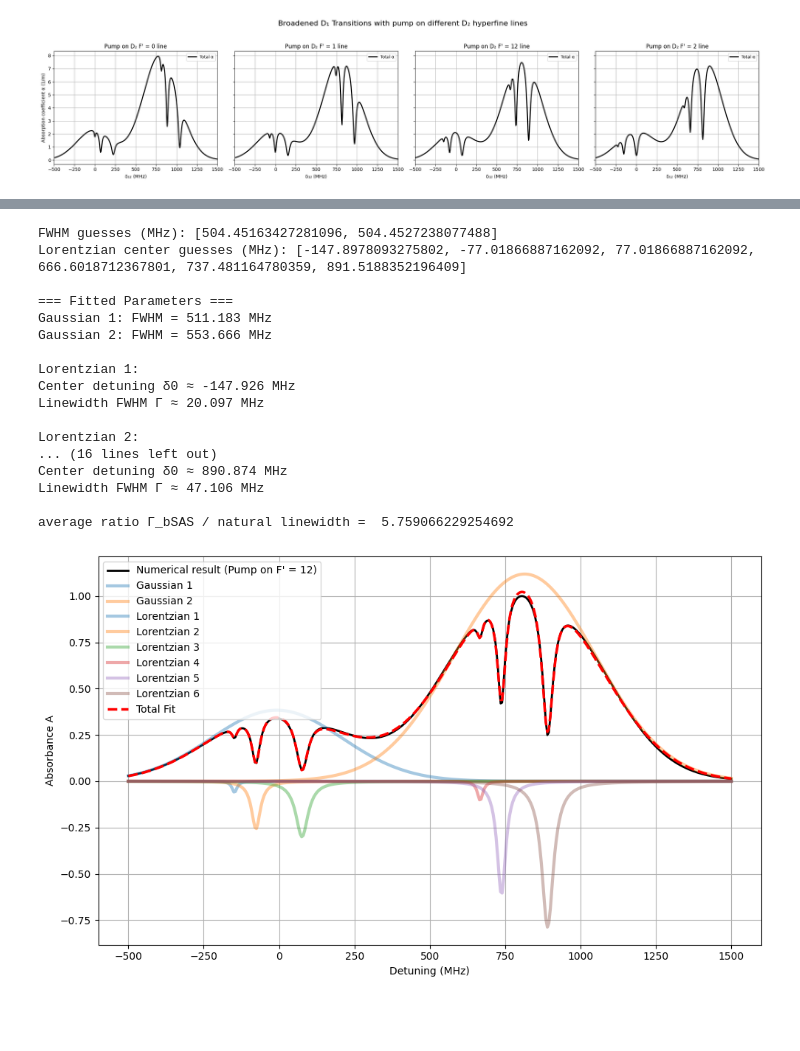
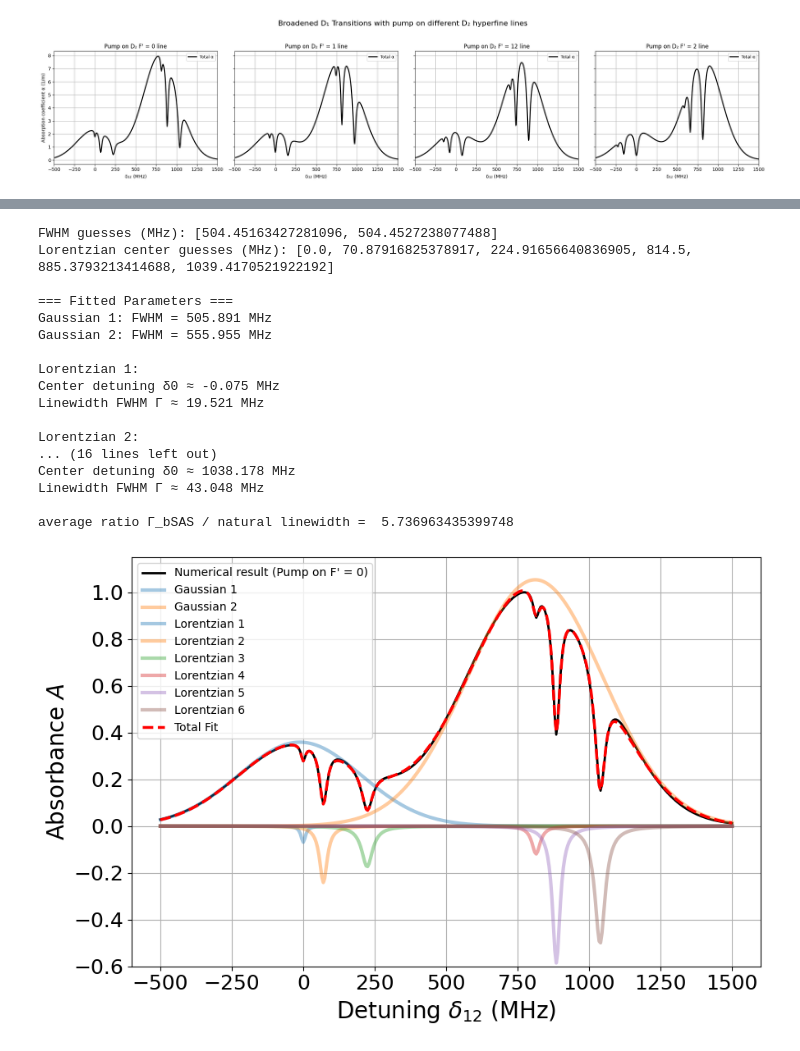
Before and after one commit to JonathanSugijanto/Bi-SAS-for-Optical-Clock, a Jupyter notebook: numeric.ipynb, the cells around one changed output, grey strips where cells are left out. Cells and saved outputs as stored; diff of their text form; code cells hidden in the pictures; blank space fills up the shorter version.

```diff
--- a/numeric.ipynb
+++ b/numeric.ipynb
@@ -1070,15 +1070,15 @@ def compute_bSAS_alpha(delta_array_Hz, pump_freqs, N_total, I_pr_Wm2, I_pu_Wm2,
     k13 = k_freq_from_lambda(lambda_D11)
     k14 = k_freq_from_lambda(lambda_D12)
 
+    # arrays to collect N1, N3, N4 as functions of v
+    N1_v = np.zeros((len(delta_array_Hz), len(v_grid)))  # shape (n_detunings, n_velocities)
+    N3_v = np.zeros_like(N1_v)
+    N4_v = np.zeros_like(N1_v)
+
     # loop over detunings
     for di, delta_hz in enumerate(delta_array_Hz):
         # For monochromatic SAS: pump detuning = probe detuning (scanning same source)
         probe_detuning_Hz = delta_hz
-
-        # arrays to collect N1, N3, N4 as functions of v
-        N1_v = np.zeros_like(v_grid)
-        N3_v = np.zeros_like(v_grid)
-        N4_v = np.zeros_like(v_grid)
 
         for idx, v_i in enumerate(v_grid):
             # create rhs for this velocity and detuning
@@ -1098,9 +1098,9 @@ def compute_bSAS_alpha(delta_array_Hz, pump_freqs, N_total, I_pr_Wm2, I_pu_Wm2,
             # integrate to steady state
             N_ss = steady_state_solver(rhs_fun, N0_vec, t_end)
 
-            N1_v[idx] = N_ss[0]
-            N3_v[idx] = N_ss[2]
-            N4_v[idx] = N_ss[3]
+            N1_v[di, idx] = N_ss[0]
+            N3_v[di, idx] = N_ss[2]
+            N4_v[di, idx] = N_ss[3]
 
         # Now compute alpha for probe transitions j=3 and j=4 and sum (Eq. C12 summation over j=3,4)
         # prefactor uses ℏ ω1j / c. We'll compute separately and sum.
@@ -1109,11 +1109,11 @@ def compute_bSAS_alpha(delta_array_Hz, pump_freqs, N_total, I_pr_Wm2, I_pu_Wm2,
 
         # alpha for j=3
         alpha_13 = absorption_alpha_from_populations_v2(hbar, omega_13_rad, probe_detuning_Hz  - (f_D11 - f_D11),
-                                                       k13, v_grid, fD_v, N3_v, N1_v,
+                                                       k13, v_grid, fD_v, N3_v[di], N1_v[di],
                                                        g_j=2*1+1, g1=g1, GammaD1_Hz=GammaD1_Hz, B_1j=B_map_D1['1-3'])
         # alpha for j=4
         alpha_14 = absorption_alpha_from_populations_v2(hbar, omega_14_rad, probe_detuning_Hz - (f_D12 - f_D11),
-                                                       k14, v_grid, fD_v, N4_v, N1_v,
+                                                       k14, v_grid, fD_v, N4_v[di], N1_v[di],
                                                        g_j=2*2+1, g1=g1, GammaD1_Hz=GammaD1_Hz, B_1j=B_map_D1['1-4'])
         alpha_array[di] = alpha_13 + alpha_14
 
@@ -1121,7 +1121,7 @@ def compute_bSAS_alpha(delta_array_Hz, pump_freqs, N_total, I_pr_Wm2, I_pu_Wm2,
         if di % max(1, len(delta_array_Hz)//10) == 0:
             print(f"bSAS: computed {di+1}/{len(delta_array_Hz)} detunings")
 
-    return alpha_array
+    return alpha_array, N1_v, N3_v, N4_v, N1_0_array, N2_0_array  # also return populations for visualization if desired
 # %% [markdown]
 ## Visualization
 # %%
@@ -1695,8 +1827,8 @@ n_v = 2001    # use 2001 for testing; 20001 for full accuracy is slow
 L_cell = 0.075   # meters (75 mm)
 
 # Use intensities (converted from mW/cm^2 as in your inputs)
-I_pr_Wm2 = 0.03e-3 / 1e-4   # 0.03 mW/cm^2 -> W/m^2
-I_pu_Wm2 = 1.3e-3  / 1e-4   # 1.3 mW/cm^2 -> W/m^2
+I_pr_Wm2 = 0.04 * 6.2e-3 / 1e-4   # 0.03 mW/cm^2 -> W/m^2
+I_pu_Wm2 = 6.2e-3  / 1e-4   # 1.3 mW/cm^2 -> W/m^2
 
 # Which pump wavelengths to use (D2 F'=0..3)
 pump_labels = [r"F' = 0", r"F' = 1", r"F' = 12", r"F' = 2"]
@@ -1882,6 +2014,7 @@ plt.show()
 # %%
 # # Now fitting multiple peaks (Gaussians) and dips (Lorentzians) to the total absorption profile
-CHOSEN_PUMP_INDEX = 2  # index of pump to analyze (0 to 3)
+CHOSEN_PUMP_INDEX = 0  # index of pump to analyze (0 to 3)
+L_cell = 75e-3  # m
 A_array = 1- np.exp(-alpha_array[CHOSEN_PUMP_INDEX] * L_cell)  # absorbance
 A_array = A_array / np.max(A_array)  # normalize to max of first trace
 def compute_alpha0_numeric(delta_array_Hz, N, sigma0, u, lambda0, Gamma2,
@@ -1995,7 +2128,7 @@ for j in range(n):        # n Lorentzians
 # Make fitted curve
 fit_curve = total_model(delta_array_MHz, *popt)
 
-plt.figure(figsize=(10,6))
+plt.figure(figsize=(9,6))
 
 # Raw experimental data
 plt.plot(delta_array_MHz, A_array, 'k', label=f'Numerical result (Pump on {pump_labels[CHOSEN_PUMP_INDEX]})', lw=2)
@@ -2020,42 +2153,44 @@ for j in range(n):
 
 print("\n=== Fitted Parameters ===")
 for i in range(2):
     print(f"Gaussian {i+1}: FWHM = {fwhm_gaussians[i]:.3f} MHz")
 for j in range(n):
     # print(f"\n==== {transitions[j]['label']} ====")
     print(f"\nLorentzian {j+1}:")
     print(f"Center detuning δ0 ≈ {popt[6+3*j+1]:.3f} MHz")
     print(f"Linewidth FWHM Γ ≈ {popt[6+3*j+2]:.3f} MHz")
     # print(f"expected linewidth Γ_mSAS = {Gamma_mSAS/1e6:.3f} MHz")
 print()
 print("average ratio Γ_bSAS / natural linewidth = ",
       np.mean([np.abs(popt[6+3*j+2])*1e6/Gamma_D2 for j in range(n)]))
 # Total fitted model
 plt.plot(delta_array_MHz, fit_curve, 'r--', lw=2.5, label='Total Fit')
 
-plt.xlabel("Detuning (MHz)")
-plt.ylabel("Absorbance A")
+plt.xlabel(r"Detuning $\delta_{12}$ (MHz)", fontsize=20)
+plt.ylabel(r"Absorbance $A$", fontsize=20)
+plt.ylim(-0.6, 1.15)
+plt.tick_params(axis='both', labelsize=18)
 plt.legend()
 plt.grid(True)
 plt.tight_layout()
 plt.show()
 # %% [output]
 FWHM guesses (MHz): [504.45163427281096, 504.4527238077488]
-Lorentzian center guesses (MHz): [-147.8978093275802, -77.01866887162092, 77.01866887162092, 666.6018712367801, 737.481164780359, 891.5188352196409]
+Lorentzian center guesses (MHz): [0.0, 70.87916825378917, 224.91656640836905, 814.5, 885.3793213414688, 1039.4170521922192]
 
 === Fitted Parameters ===
-Gaussian 1: FWHM = 511.183 MHz
-Gaussian 2: FWHM = 553.666 MHz
+Gaussian 1: FWHM = 505.891 MHz
+Gaussian 2: FWHM = 555.955 MHz
 
 Lorentzian 1:
-Center detuning δ0 ≈ -147.926 MHz
-Linewidth FWHM Γ ≈ 20.097 MHz
+Center detuning δ0 ≈ -0.075 MHz
+Linewidth FWHM Γ ≈ 19.521 MHz
 
 Lorentzian 2:
 ... (16 lines left out)
-Center detuning δ0 ≈ 890.874 MHz
-Linewidth FWHM Γ ≈ 47.106 MHz
+Center detuning δ0 ≈ 1038.178 MHz
+Linewidth FWHM Γ ≈ 43.048 MHz
 
-average ratio Γ_bSAS / natural linewidth =  5.759066229254692
+average ratio Γ_bSAS / natural linewidth =  5.736963435399748
-[figure, old version]
+[figure, new version]
 # %%
```
Also changed, not shown: parts of 5 cells of this notebook, 5 other files.
